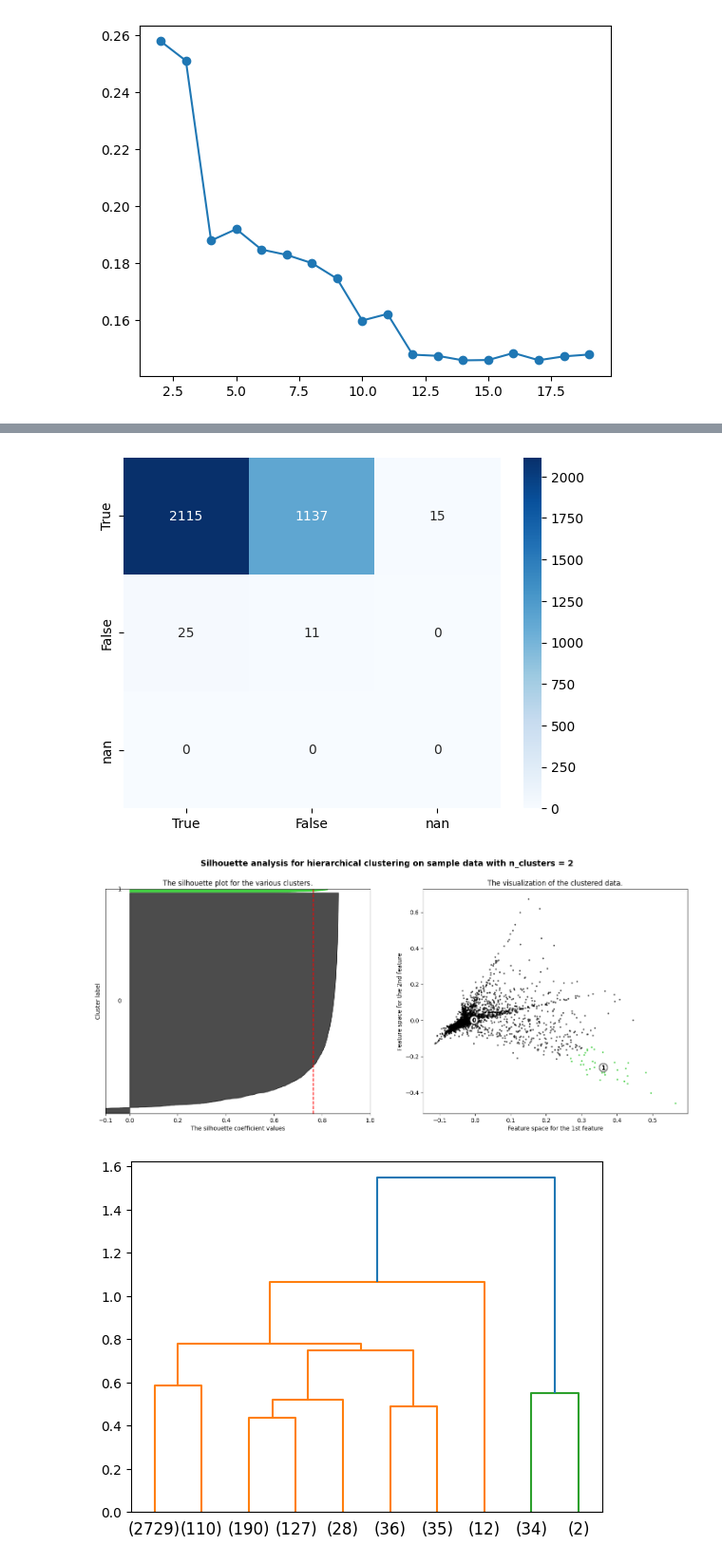
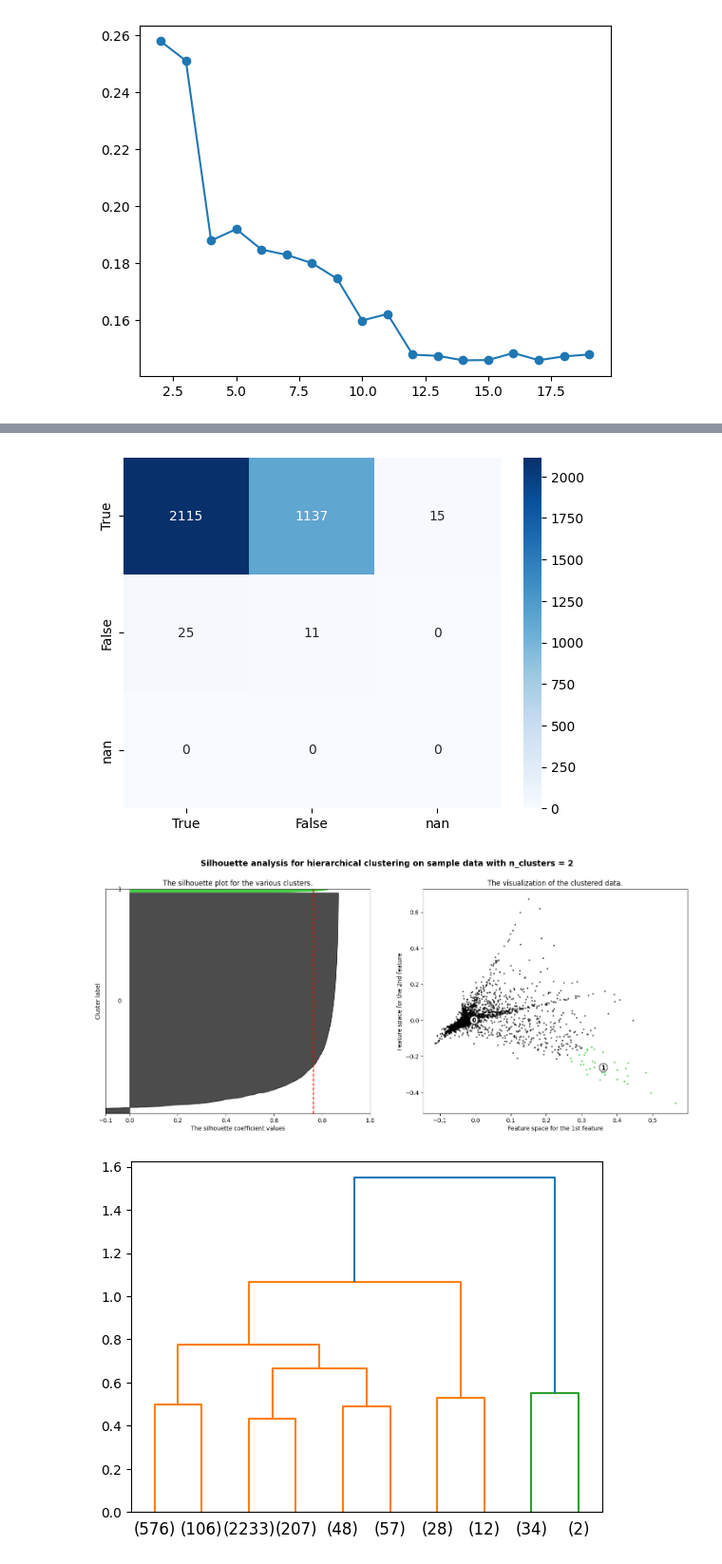
Before and after one commit to korah91/MineriaClustering, a Jupyter notebook: supremeCourt.ipynb, the cells around one changed output, grey strips where cells are left out. Shown at 95% size. Saved outputs shown, nothing was run; the diff lists cells and outputs as text; code cells hidden in the pictures.

```diff
--- a/supremeCourt.ipynb
+++ b/supremeCourt.ipynb
@@ -164,4 +188,4 @@ def get_PCA(data, nPCA):
     print("After:", data_PCA.shape)
     return data_PCA, pca
 
-#data_PCA, pca = get_PCA(vectorized,2)
+data_PCA, pca = get_PCA(vectorized,2)
@@ -240,4 +267,4 @@ def hierarchical_clustering(data):
 
     print("End")
     return list_of_clusters,tree
-#list_of_clusters, tree = hierarchical_clustering(data_PCA)
+list_of_clusters, tree = hierarchical_clustering(data_PCA)
@@ -259,7 +289,7 @@ def get_nClusters(list_clusters, k):
     return [], 0, []
 
 
-#k_labels, dist, k_clusters = get_nClusters(list_of_clusters,2)
+k_labels, dist, k_clusters = get_nClusters(list_of_clusters,3)
 # %%
 #Dado una distancia máxima, devuelve a que cluster pertenece cada instancia,
 #el número de clusters y en cada cluster qué instancias hay
@@ -698,7 +682,7 @@ get_plot_scores("scores1.csv","nClusters","silhouetteValue", np.mean)
 # %%
 import pickle as pk
 
-def get_model(data, nTopics, nPCA, nClusters, trainLabels, trainNames, csvName):
+def save_model(data, nTopics, nPCA, nClusters, trainLabels, trainNames, csvName):
     model,corpus, topics = get_topicModeling(data,nTopics)
     pk.dump(model, open("lda_" + csvName + ".pkl","wb"))
     vectorized = get_vectorized(model,corpus)
@@ -746,5 +730,5 @@ cm2 = get_cm(y2_labels,randomLabels(data_lemmatized,12)[0],y2_names)
 # %%
-get_model(data_lemmatized,202,2,2,y1_labels,y1_names,"clustersFirstPartyWinner_202_2_2")
+save_model(data_lemmatized,202,2,2,y1_labels,y1_names,"clustersFirstPartyWinner_202_2_2")
 # %% [output]
 Before: (3303, 202)
 After: (3303, 2)
@@ -755,4 +739,4 @@ For n_clusters = 2 The average silhouette_score is : 0.7639081024732884
 [figure]
 [figure]
-[figure, old version]
+[figure, new version]
 # %%
```
Also changed, not shown: parts of 25 cells of this notebook, 10 other files.
